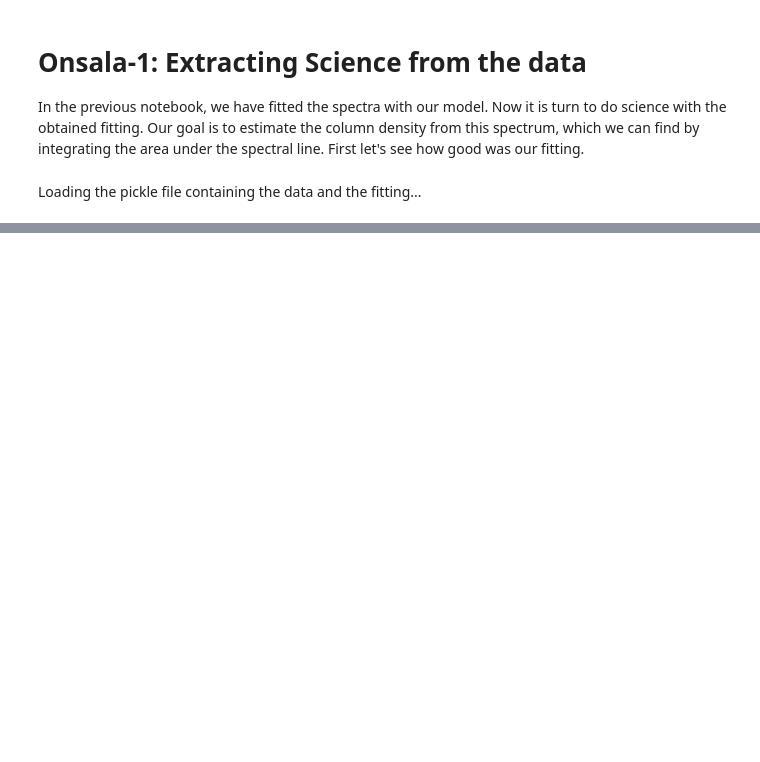
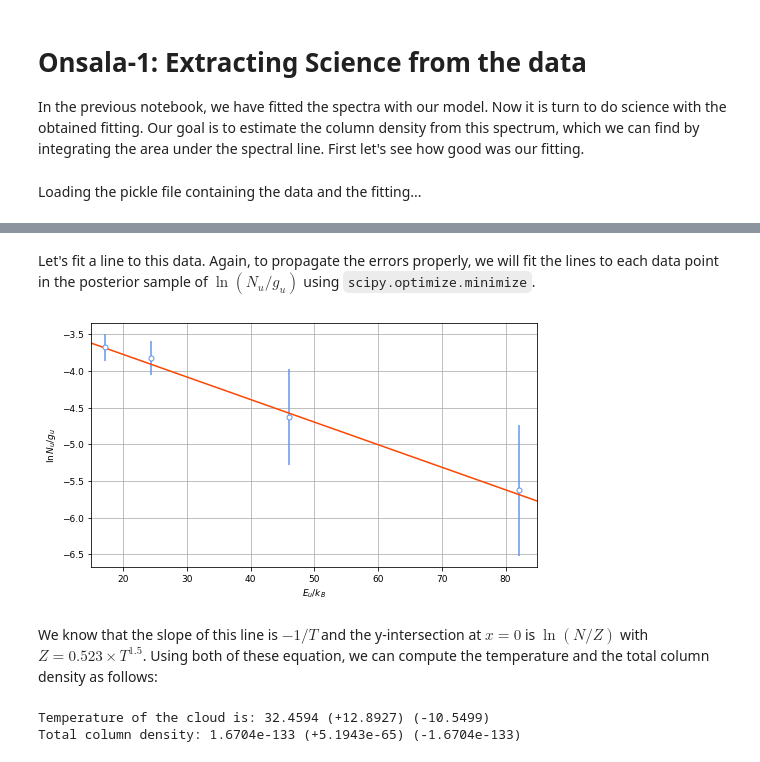
Before and after one commit to Jayshil/xs-oso, a Jupyter notebook: Onsala1_1.ipynb, the cells around one changed output, grey strips where cells are left out. Saved outputs shown, nothing was run; the diff lists cells and outputs as text; code cells hidden in the pictures; blank space fills up the shorter version.

```diff
--- a/Onsala1_1.ipynb
+++ b/Onsala1_1.ipynb
@@ -80,0 +187,46 @@ ax2.set_xlim([0,90])
+# %% [markdown]
+Let's fit a line to this data. Again, to propagate the errors properly, we will fit the lines to each data point in the posterior sample of $\ln({N_u/g_u})$ using `scipy.optimize.minimize`.
+# %%
+ms, cs = np.zeros(len(ln_nu[0])), np.zeros(len(ln_nu[0]))
+
+for i in range(len(ms)):
+    def sqrd_resid(x):
+        m1, c1 = x
+        mods = utl.line(e_by_k, m1, c1)
+        data = np.array([ln_nu[0][i], ln_nu[1][i], ln_nu[2][i], ln_nu[3][i]])
+        chi2 = (data-mods)**2
+        return 0.5*np.sum(chi2)/2
+    soln = minimize(sqrd_resid, x0=[-0.03, -3.], method='BFGS')
+    ms[i], cs[i] = soln.x[0], soln.x[1]
+# %%
+xs1 = np.linspace(15, 85, 100)
+best_fit_line = utl.line(xs1, np.median(ms), np.median(cs))
+
+plt.figure(figsize=(8,4.5))
+for i in range(len(e_by_k)):
+    plt.errorbar(e_by_k[i], np.median(ln_nu[i]), yerr=np.std(ln_nu[i]), fmt='o',\
+         c='cornflowerblue', mfc='white')
+plt.plot(xs1, best_fit_line, color='orangered', lw=1.5)
+plt.xlabel(r'$E_u/k_B$')
+plt.ylabel(r'$\ln{N_u/g_u}$')
+plt.xlim([15,85])
+plt.grid()
+# %% [output]
+[figure, added]
+# %% [markdown]
+We know that the slope of this line is $-1/T$ and the y-intersection at $x=0$ is $\ln(N/Z)$ with $Z = 0.523 \times T^{1.5}$. Using both of these equation, we can compute the temperature and the total column density as follows:
+# %%
+# Temperature of the cloud
+temp = -1/ms
+temp_qua = juliet.utils.get_quantiles(temp)
+
+# For the column density
+zz1 = 0.523 * (temp**1.5)
+tot_col_den = np.exp(cs*zz1)
+tot_col_den_qua = juliet.utils.get_quantiles(tot_col_den)
+
+print('Temperature of the cloud is: {:.4f} (+{:.4f}) (-{:.4f})'.format(temp_qua[0], temp_qua[1]-temp_qua[0], temp_qua[0]-temp_qua[2]))
+print('Total column density: {:.4e} (+{:.4e}) (-{:.4e})'.format(tot_col_den_qua[0], tot_col_den_qua[1]-tot_col_den_qua[0], tot_col_den_qua[0]-tot_col_den_qua[2]))
+# %% [output]
+Temperature of the cloud is: 32.4594 (+12.8927) (-10.5499)
+Total column density: 1.6704e-133 (+5.1943e-65) (-1.6704e-133)
```
Also changed, not shown: parts of 13 cells of this notebook.
